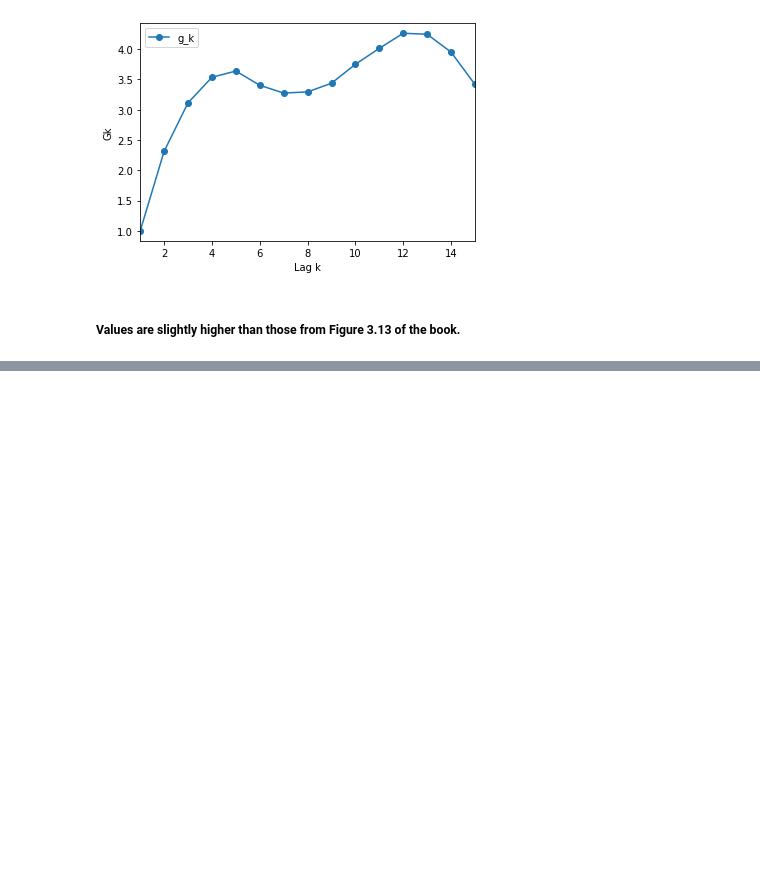
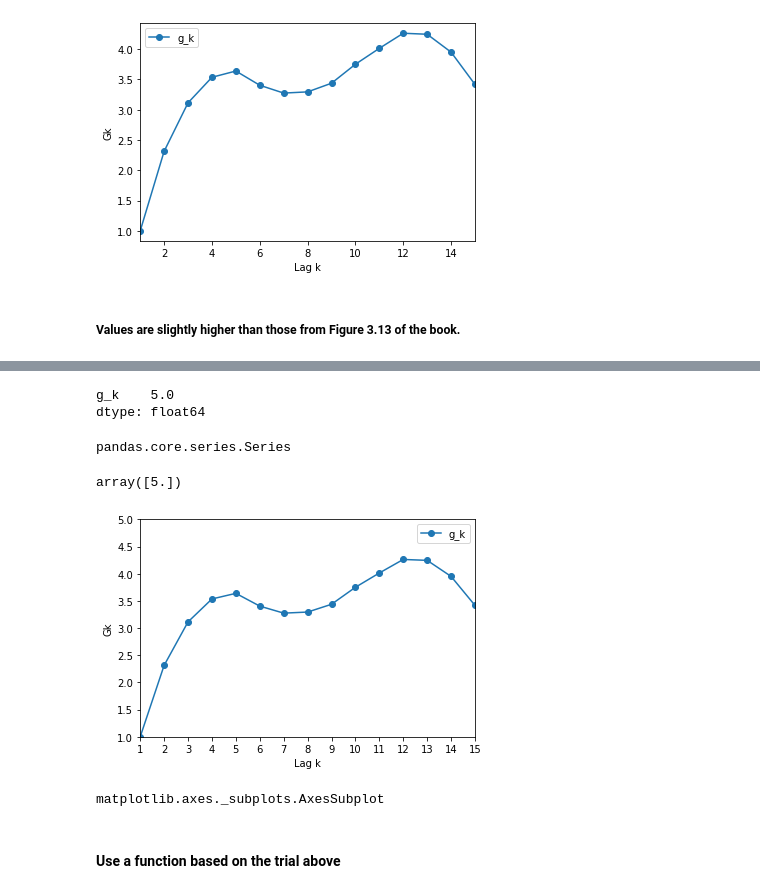
Before and after one commit to tadatoshi/time_series_plot_auto_analysis, a Jupyter notebook: notebooks/ceramic_furnace.ipynb, the cells around one changed output, grey strips where cells are left out. Cells and saved outputs as stored; diff of their text form; code cells hidden in the pictures; blank space fills up the shorter version.

```diff
--- a/notebooks/ceramic_furnace.ipynb
+++ b/notebooks/ceramic_furnace.ipynb
@@ -306,5 +309,5 @@ theoretical_variogram_furnace_data.plot(marker='o', xlabel='Lag k', ylabel='Gk',
 #### Sample variogram for ceramic furnace data
 #### in order to compare to Figure 3.13 of the book.
 # %%
-variagram_furnace_data = calculate_variogram(df, lags=15)
+variogram_furnace_data = calculate_variogram(df, lags=15)
 # %%
@@ -316,0 +333,24 @@ variagram_furnace_data.plot(marker='o', xlabel='Lag k', ylabel='Gk', xlim=([1, 1
+# %%
+y_ceiling
+# %% [output]
+g_k    5.0
+dtype: float64
+# %%
+type(y_ceiling)
+# %% [output]
+pandas.core.series.Series
+# %%
+y_ceiling.values
+# %% [output]
+array([5.])
+# %%
+y_ceiling = np.ceil(variogram_furnace_data.max().values[0])
+# %%
+retval = variogram_furnace_data.plot(marker='o', xlabel='Lag k', ylabel='Gk', xlim=([1, 15]), ylim=([1, y_ceiling]),
+                                     xticks=np.arange(1, 16), yticks=np.arange(1, y_ceiling + 1, 0.5))
+# %% [output]
+[figure, added]
+# %%
+type(retval)
+# %% [output]
+matplotlib.axes._subplots.AxesSubplot
@@ -316,0 +359,2 @@ variagram_furnace_data.plot(marker='o', xlabel='Lag k', ylabel='Gk', xlim=([1, 1
+# %% [markdown]
+#### Use a function based on the trial above
```
Also changed, not shown: parts of 10 cells of this notebook, 1 other file.
